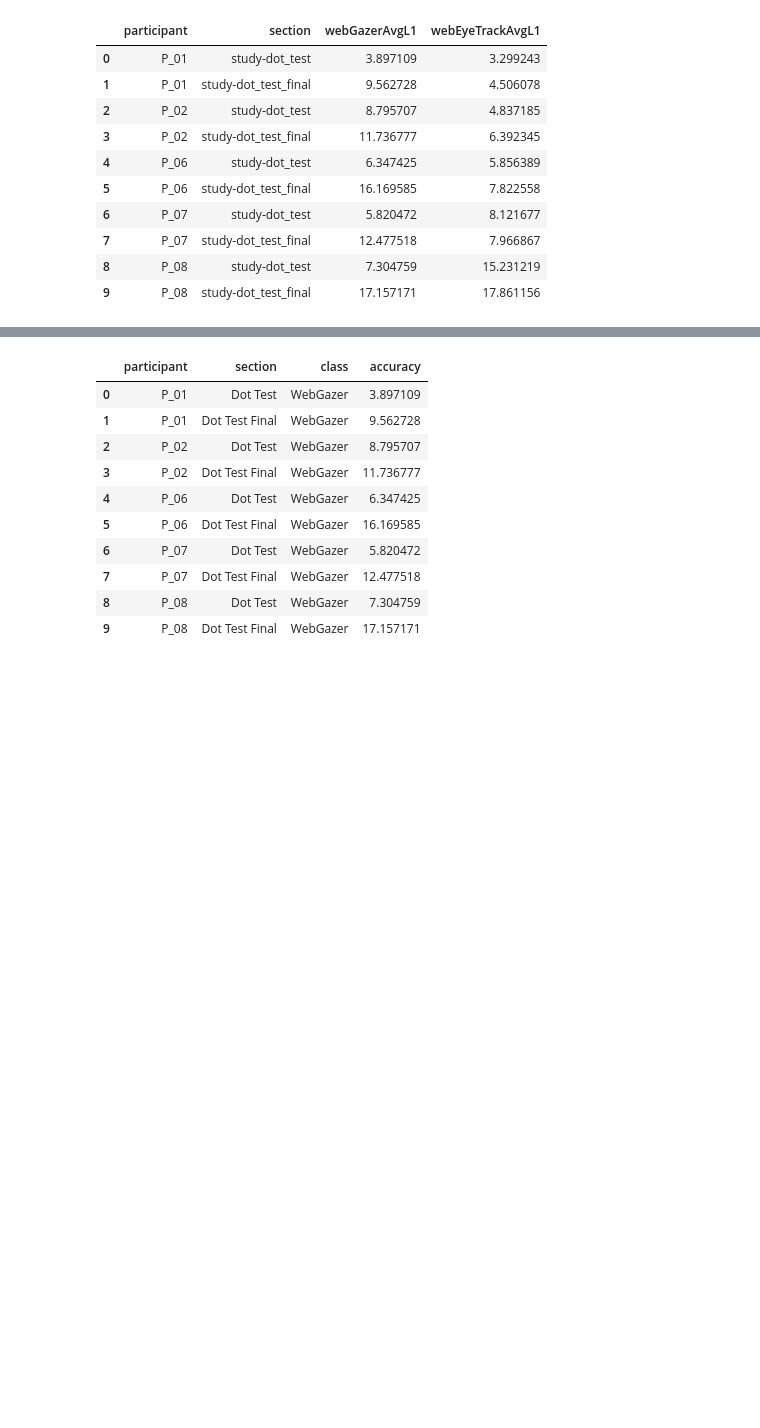
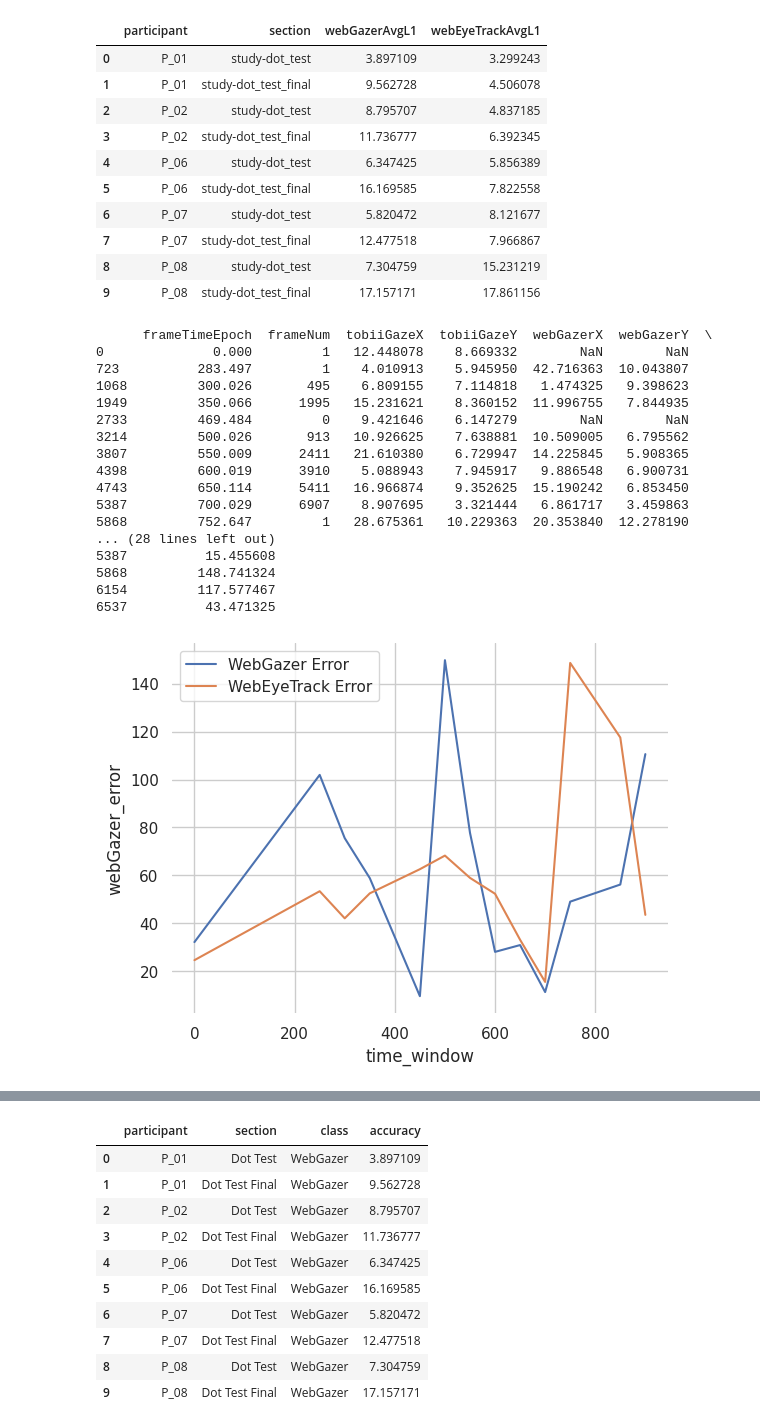
Before and after one commit to koyukan/WebEyeTrack, a Jupyter notebook: python/scripts/ml_routines/plots.ipynb, the cells around one changed output, grey strips where cells are left out. Saved outputs shown, nothing was run; the diff lists cells and outputs as text; code cells hidden in the pictures; blank space fills up the shorter version.

Commit message:
Updating the demo, making plots, and addressing maml training issues.

```diff
--- a/python/scripts/ml_routines/plots.ipynb
+++ b/python/scripts/ml_routines/plots.ipynb
@@ -3,6 +3,7 @@ import os
 import pathlib
 from collections import defaultdict
 
+from tqdm import tqdm
 import pandas as pd
 import seaborn as sns
 import tensorboard
@@ -11,9 +12,13 @@ from webeyetrack.constants import GIT_ROOT
 
 CWD = pathlib.Path("").parent
 EXP_OUTPUTS_DIR = CWD / 'exp_outputs'
-EYE_OF_THE_TYPER_EXP_DIR = EXP_OUTPUTS_DIR / '20250608221054-EyeOfTheTyper-test_affine_with_adam_n10_l-4'
+EYE_OF_THE_TYPER_EXP_DIR = EXP_OUTPUTS_DIR / 'eye_of_the_typer' / '20250608221054-EyeOfTheTyper-test_affine_with_adam_n10_l-4'
 EMBEDDING_SIZE_EXP_DIR = EXP_OUTPUTS_DIR / 'embedding_size'
 os.makedirs(EXP_OUTPUTS_DIR, exist_ok=True)
 
 OUTPUT_DIR = EXP_OUTPUTS_DIR / 'plots'
 os.makedirs(OUTPUT_DIR, exist_ok=True)
+
+# Generate the demographics plots using the Eye of the Typer demographics data
+demographics_df = pd.read_csv(GIT_ROOT / 'data' / 'participant_characteristics.csv')
+demographics_df.head(10)
@@ -48,0 +120,41 @@ total_df.head(10)
+# %%
+# For testing, plot a single participant's data into a line plot illustrating the error between (WebGazer-Tobii) and (WebEyeTrack-Tobii)
+df = all_dfs['P_01']
+df_copy = df.copy()
+df_copy.head(10)
+# print(df_copy['frameTimeEpoch'].min(), df_copy['frameTimeEpoch'].max())
+# print(len(df_copy))
+
+# Split the data into time windows of 10 seconds, compute the mean error, also compute the runnign mean error
+time_window = 50.0
+df_copy['time_window'] = (df_copy['frameTimeEpoch'] // time_window) * time_window
+df_copy['webGazer_error'] = (df_copy['webGazerX'] - df_copy['tobiiGazeX']) ** 2 + (df_copy['webGazerY'] - df_copy['tobiiGazeY']) ** 2
+df_copy['webEyeTrack_error'] = (df_copy['webEyeTrackX'] - df_copy['tobiiGazeX']) ** 2 + (df_copy['webEyeTrackY'] - df_copy['tobiiGazeY']) ** 2
+df_copy['webGazer_error'] = df_copy.groupby('time_window')['webGazer_error'].transform('mean')
+df_copy['webEyeTrack_error'] = df_copy.groupby('time_window')['webEyeTrack_error'].transform('mean')
+df_copy = df_copy.drop_duplicates(subset=['time_window'])
+print(df_copy.head(100))
+
+sns.set_theme(style="whitegrid")
+sns.lineplot(data=df_copy, x='time_window', y='webGazer_error', label='WebGazer Error')
+sns.lineplot(data=df_copy, x='time_window', y='webEyeTrack_error', label='WebEyeTrack Error')
+sns.despine(left=True, bottom=True)
+# %% [output]
+      frameTimeEpoch  frameNum  tobiiGazeX  tobiiGazeY  webGazerX  webGazerY  \
+0              0.000         1   12.448078    8.669332        NaN        NaN
+723          283.497         1    4.010913    5.945950  42.716363  10.043807
+1068         300.026       495    6.809155    7.114818   1.474325   9.398623
+1949         350.066      1995   15.231621    8.360152  11.996755   7.844935
+2733         469.484         0    9.421646    6.147279        NaN        NaN
+3214         500.026       913   10.926625    7.638881  10.509005   6.795562
+3807         550.009      2411   21.610380    6.729947  14.225845   5.908365
+4398         600.019      3910    5.088943    7.945917   9.886548   6.900731
+4743         650.114      5411   16.966874    9.352625  15.190242   6.853450
+5387         700.029      6907    8.907695    3.321444   6.861717   3.459863
+5868         752.647         1   28.675361   10.229363  20.353840  12.278190
+... (28 lines left out)
+5387          15.455608
+5868         148.741324
+6154         117.577467
+6537          43.471325
+[figure, added]
```
Also changed, not shown: parts of 5 cells of this notebook, 6 other files.
